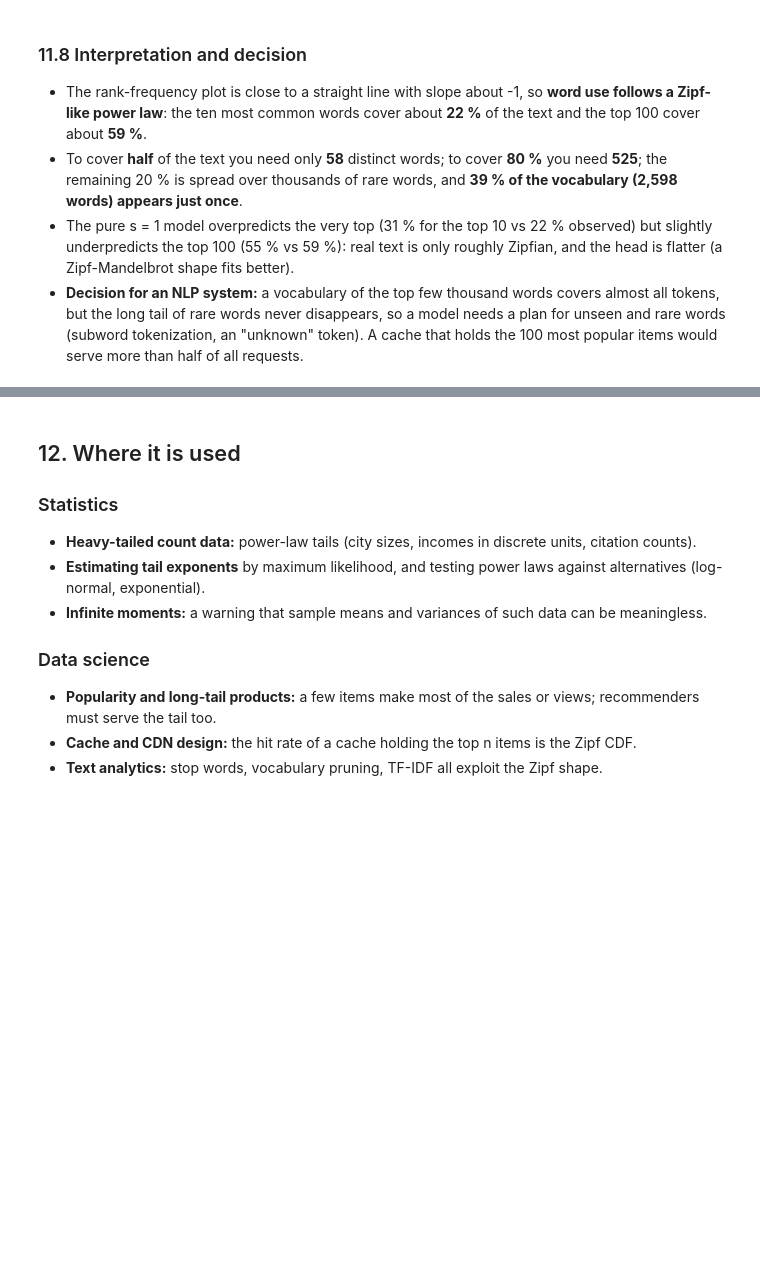
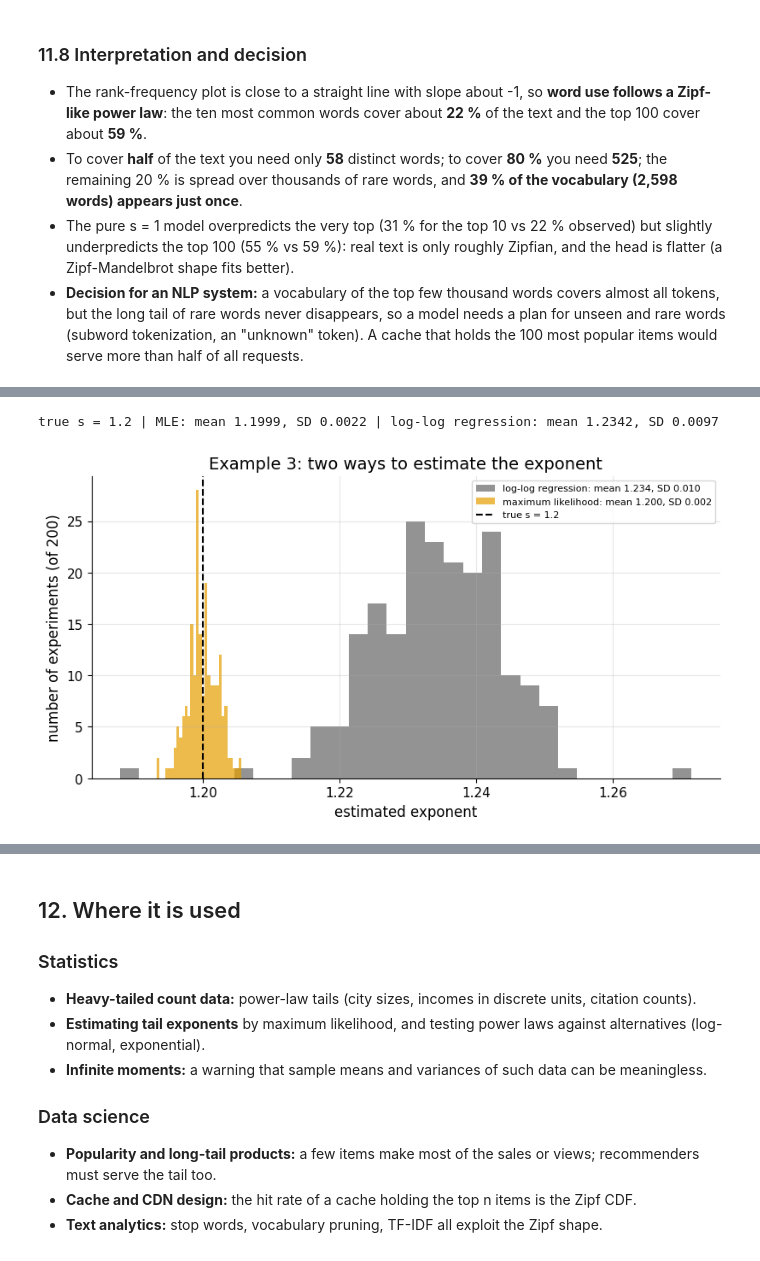
Before and after one commit to AhmedMostafaAttiaaa/distributions-irl, a Jupyter notebook: module_01_discrete/notebooks/01_06_zipf_power_laws.ipynb, the cells around one changed output, grey strips where cells are left out. Cells and saved outputs as stored; diff of their text form; code cells hidden in the pictures; blank space fills up the shorter version.

Commit message:
module 01 lesson 06: deepen the notebook (plain-words cell, examples 2 and 3, more exercises)

```diff
--- a/module_01_discrete/notebooks/01_06_zipf_power_laws.ipynb
+++ b/module_01_discrete/notebooks/01_06_zipf_power_laws.ipynb
@@ -452,0 +524,26 @@ words that occur exactly once: 2,598 (39% of the vocabulary)
+# %%
+from scipy import optimize
+N_b, s_true, views_b = 1000, 1.2, 50_000
+ranks_b = np.arange(1, N_b + 1)
+def fit_mle(sample):
+    log_r_sum = np.log(sample).sum()
+    nll = lambda s: s * log_r_sum + sample.size * np.log(np.sum(ranks_b ** (-s)))
+    return optimize.minimize_scalar(nll, bounds=(0.2, 3), method="bounded").x
+def fit_loglog(sample):
+    counts = np.bincount(sample, minlength=N_b + 1)[1:]; keep = counts > 0
+    return -np.polyfit(np.log(ranks_b[keep]), np.log(counts[keep]), 1)[0]
+gen_b = np.random.default_rng(11); pmf_b = stats.zipfian(s_true, N_b).pmf(ranks_b)
+est_mle, est_reg = [], []
+for rep_b in range(200):
+    smp_b = gen_b.choice(ranks_b, size=views_b, p=pmf_b)
+    est_mle.append(fit_mle(smp_b)); est_reg.append(fit_loglog(smp_b))
+est_mle, est_reg = np.array(est_mle), np.array(est_reg)
+print(f"true s = {s_true} | MLE: mean {est_mle.mean():.4f}, SD {est_mle.std():.4f} | log-log regression: mean {est_reg.mean():.4f}, SD {est_reg.std():.4f}")
+assert abs(est_mle.mean() - s_true) < 0.01 and abs(est_reg.mean() - s_true) > abs(est_mle.mean() - s_true)
+fig, ax = plt.subplots(figsize=(9.5, 4.6))
+ax.hist(est_reg, bins=30, color=NEUTRAL, alpha=0.7, label=f"log-log regression: mean {est_reg.mean():.3f}, SD {est_reg.std():.3f}"); ax.hist(est_mle, bins=30, color=SIM, alpha=0.7, label=f"maximum likelihood: mean {est_mle.mean():.3f}, SD {est_mle.std():.3f}")
+ax.axvline(s_true, color="black", linestyle="--", label="true s = 1.2"); ax.set_xlabel("estimated exponent"); ax.set_ylabel("number of experiments (of 200)"); ax.set_title("Example 3: two ways to estimate the exponent"); ax.legend(fontsize=8)
+plt.show()
+# %% [output]
+true s = 1.2 | MLE: mean 1.1999, SD 0.0022 | log-log regression: mean 1.2342, SD 0.0097
+[figure, added]
```
Also changed, not shown: parts of 11 cells of this notebook.
